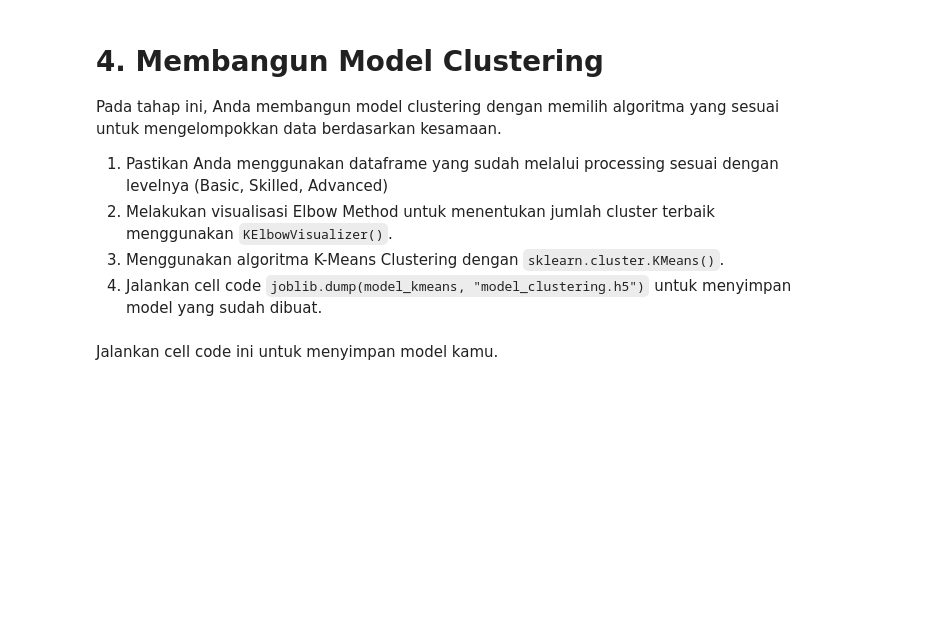
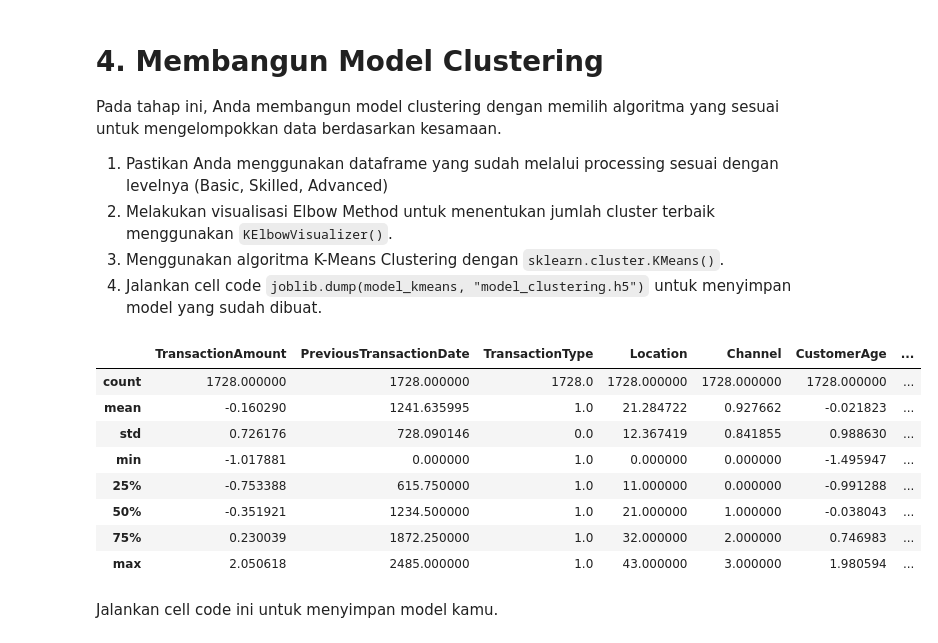
Before and after one commit to WildanFadhilNazaruddin/Hybrid-Machine-Learning-for-Transaction-Pattern-Analysis-and-Fraud-Detection, a Jupyter notebook: BMLP_WildanFadhilNazaruddin.zip/notebooks/[Clustering]_Submission_Akhir_BMLP_Your_Name.ipynb, the cells around one changed output. Saved outputs shown, nothing was run; the diff lists cells and outputs as text; code cells hidden in the pictures; blank space fills up the shorter version.

```diff
--- a/BMLP_WildanFadhilNazaruddin.zip/notebooks/[Clustering]_Submission_Akhir_BMLP_Your_Name.ipynb
+++ b/BMLP_WildanFadhilNazaruddin.zip/notebooks/[Clustering]_Submission_Akhir_BMLP_Your_Name.ipynb
@@ -588,0 +587,12 @@ Pada tahap ini, Anda membangun model clustering dengan memilih algoritma yang se
+# %%
+df.describe()
+# %% [output]
+|  | TransactionAmount | PreviousTransactionDate | TransactionType | Location | Channel | CustomerAge | ... |
+| count | 1728.000000 | 1728.000000 | 1728.0 | 1728.000000 | 1728.000000 | 1728.000000 | ... |
+| mean | -0.160290 | 1241.635995 | 1.0 | 21.284722 | 0.927662 | -0.021823 | ... |
+| std | 0.726176 | 728.090146 | 0.0 | 12.367419 | 0.841855 | 0.988630 | ... |
+| min | -1.017881 | 0.000000 | 1.0 | 0.000000 | 0.000000 | -1.495947 | ... |
+| 25% | -0.753388 | 615.750000 | 1.0 | 11.000000 | 0.000000 | -0.991288 | ... |
+| 50% | -0.351921 | 1234.500000 | 1.0 | 21.000000 | 1.000000 | -0.038043 | ... |
+| 75% | 0.230039 | 1872.250000 | 1.0 | 32.000000 | 2.000000 | 0.746983 | ... |
+| max | 2.050618 | 2485.000000 | 1.0 | 43.000000 | 3.000000 | 1.980594 | ... |
```
Also changed, not shown: parts of 4 cells of this notebook, 1 other file.
